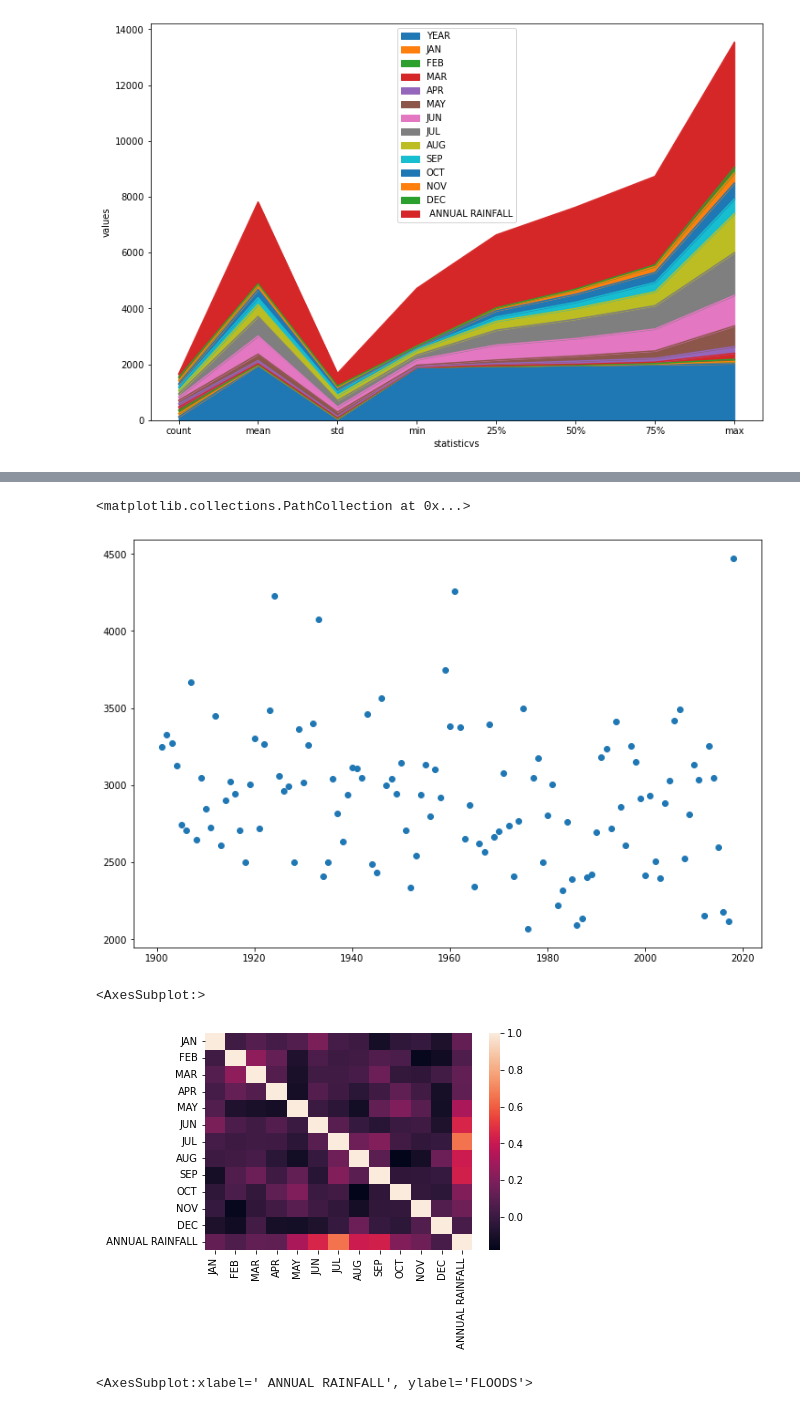
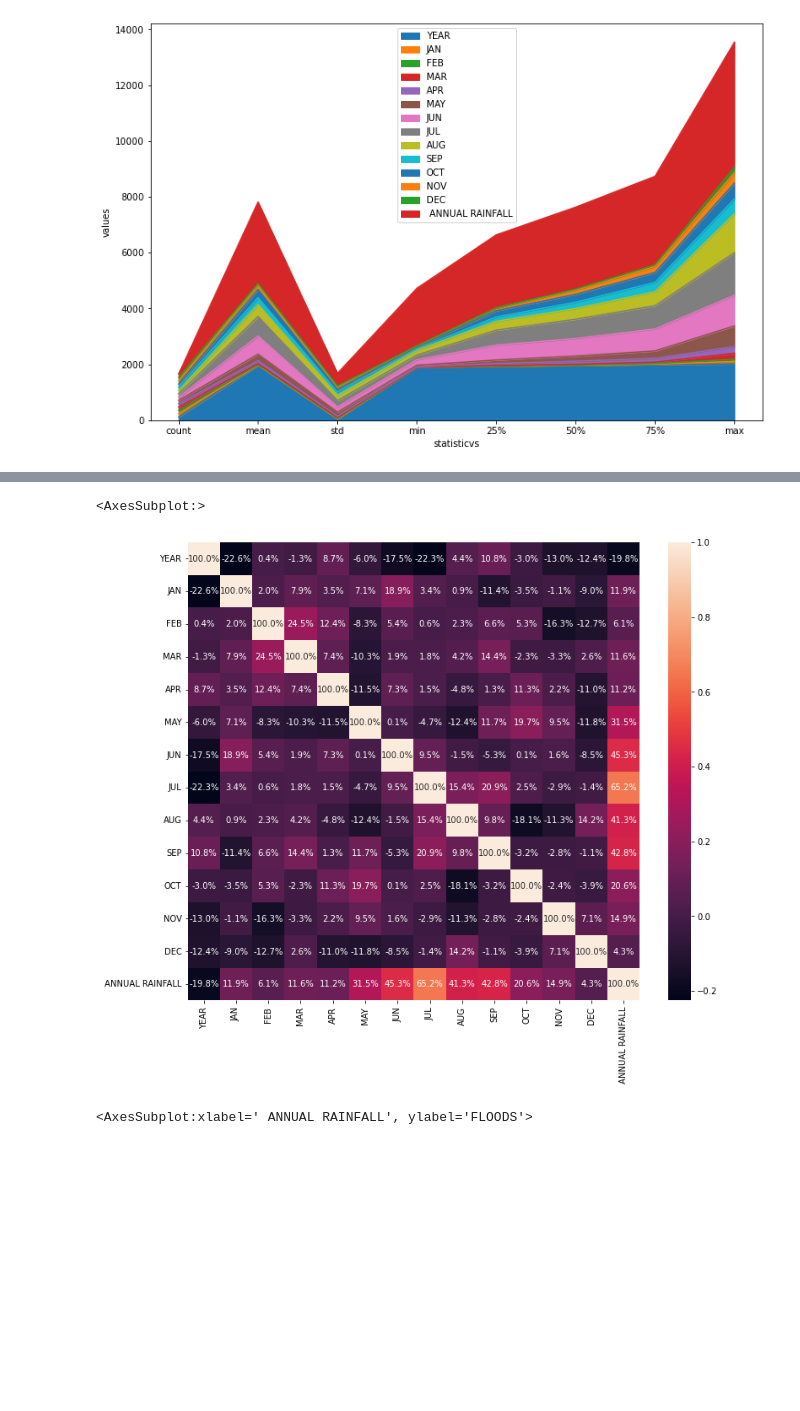
Before and after one commit to swapnendu31/Machine-Learning, a Jupyter notebook: ML_flood/ML-FLOOD.ipynb, the cells around one changed output, grey strips where cells are left out. Cells and saved outputs as stored; diff of their text form; code cells hidden in the pictures; blank space fills up the shorter version.

```diff
--- a/ML_flood/ML-FLOOD.ipynb
+++ b/ML_flood/ML-FLOOD.ipynb
@@ -118,13 +121,8 @@ plt.scatter(x[' ANNUAL RAINFALL'],y)
-# %%
-plt.figure(figsize=(12,8))
-plt.scatter(ds['YEAR'],x[' ANNUAL RAINFALL'])
-# %% [output]
-<matplotlib.collections.PathCollection at 0x...>
-[figure, removed]
 # %%
-sns.heatmap(x.corr())
+plt.figure(figsize=(12,10))
+sns.heatmap(ds.corr(),annot=True,fmt='.1%')
 # %% [output]
 <AxesSubplot:>
-[figure, old version]
+[figure, new version]
 # %%
 plt.figure(figsize = (10,8))
```
Also changed, not shown: parts of 28 cells of this notebook, 2 other files.
